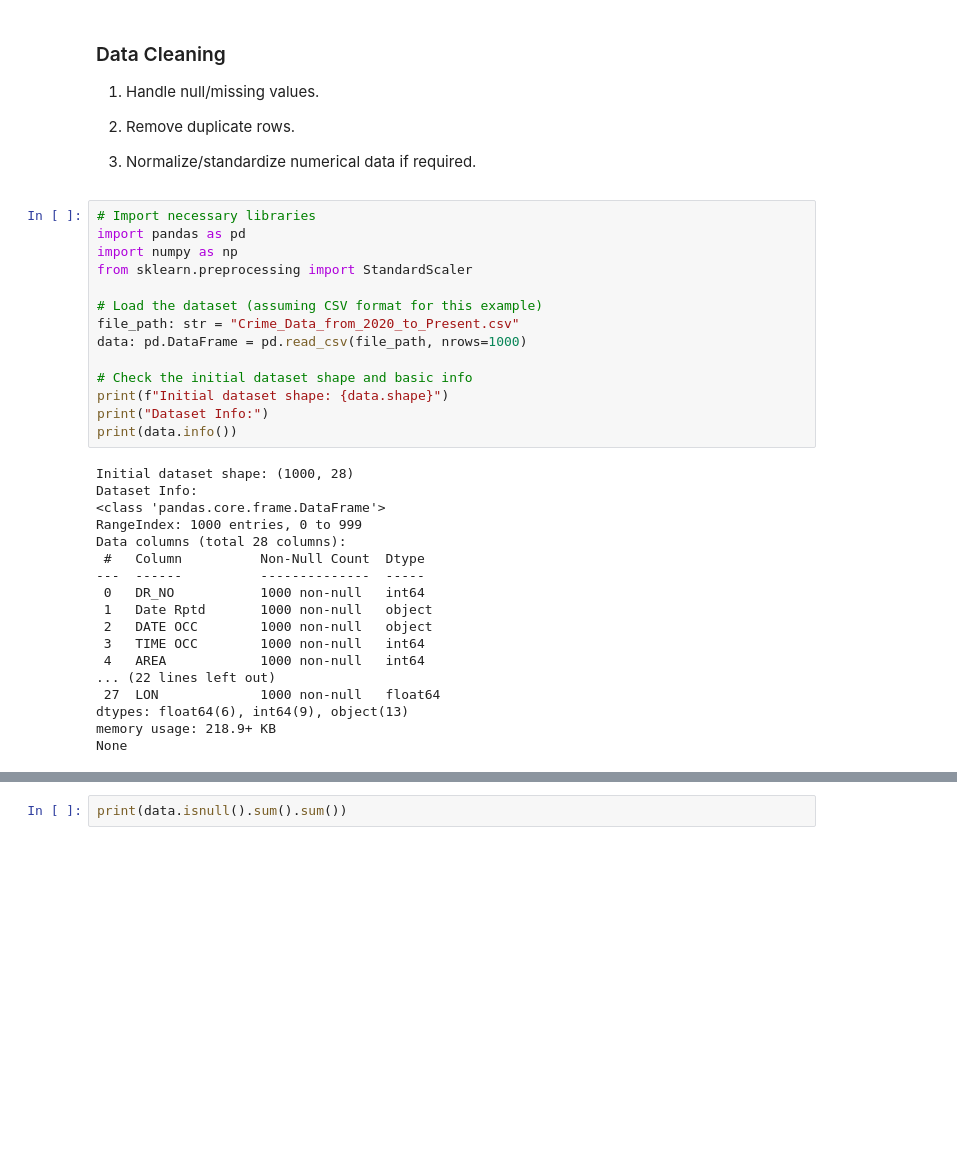
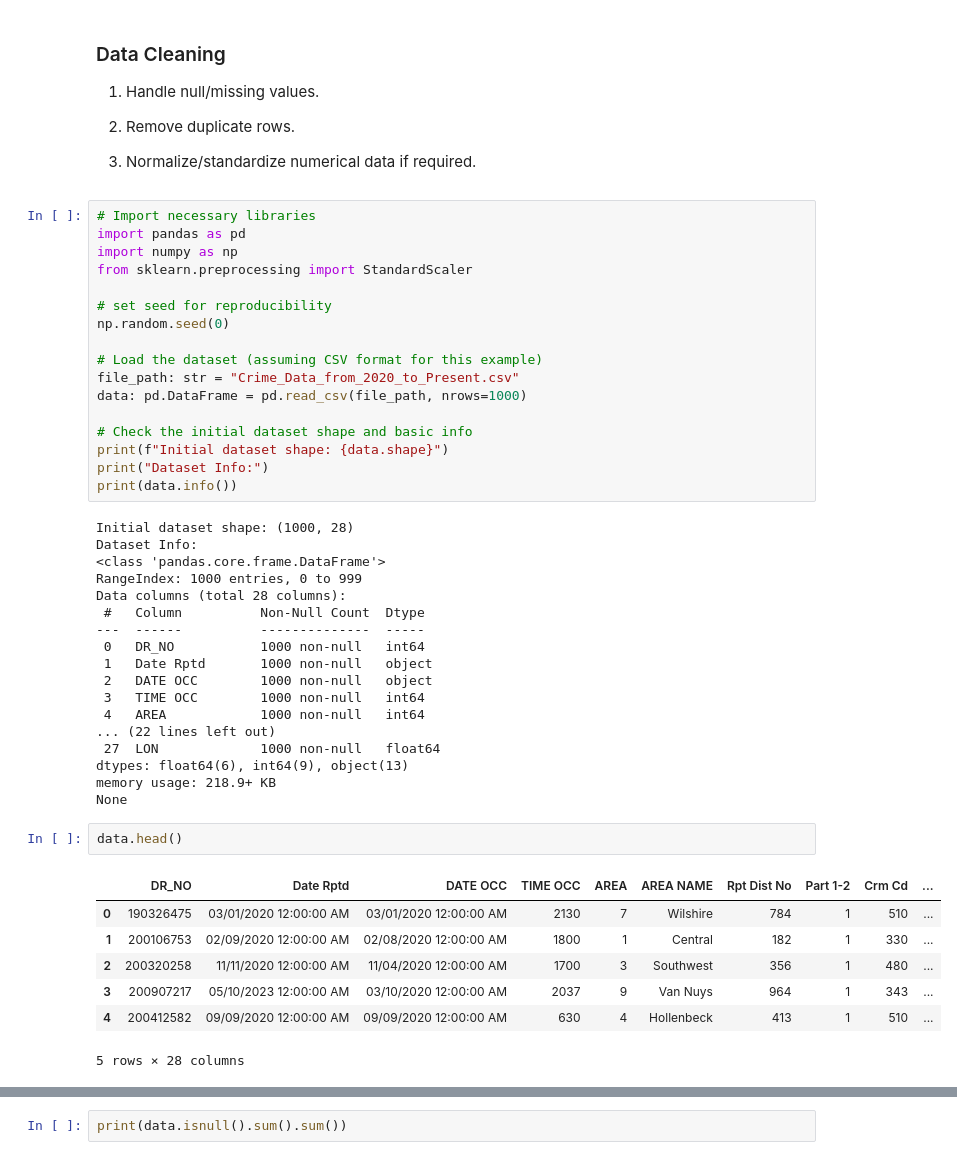
Before and after one commit to Kennny7/Crime-Severity-Analysis, a Jupyter notebook: Crime_Severity_Analysis_(Pandas).ipynb, the cells around one changed output, grey strips where cells are left out. Cells and saved outputs as stored; diff of their text form; blank space fills up the shorter version.

```diff
--- a/Crime_Severity_Analysis_(Pandas).ipynb
+++ b/Crime_Severity_Analysis_(Pandas).ipynb
@@ -63,6 +73,9 @@ warnings.filterwarnings("ignore")
 import pandas as pd
 import numpy as np
 from sklearn.preprocessing import StandardScaler
+
+# set seed for reproducibility
+np.random.seed(0)
 
 # Load the dataset (assuming CSV format for this example)
 file_path: str = "Crime_Data_from_2020_to_Present.csv"
@@ -90,6 +103,16 @@ Data columns (total 28 columns):
 dtypes: float64(6), int64(9), object(13)
 memory usage: 218.9+ KB
 None
+# %%
+data.head()
+# %% [output]
+|  | DR_NO | Date Rptd | DATE OCC | TIME OCC | AREA | AREA NAME | Rpt Dist No | Part 1-2 | Crm Cd | ... |
+| 0 | 190326475 | 03/01/2020 12:00:00 AM | 03/01/2020 12:00:00 AM | 2130 | 7 | Wilshire | 784 | 1 | 510 | ... |
+| 1 | 200106753 | 02/09/2020 12:00:00 AM | 02/08/2020 12:00:00 AM | 1800 | 1 | Central | 182 | 1 | 330 | ... |
+| 2 | 200320258 | 11/11/2020 12:00:00 AM | 11/04/2020 12:00:00 AM | 1700 | 3 | Southwest | 356 | 1 | 480 | ... |
+| 3 | 200907217 | 05/10/2023 12:00:00 AM | 03/10/2020 12:00:00 AM | 2037 | 9 | Van Nuys | 964 | 1 | 343 | ... |
+| 4 | 200412582 | 09/09/2020 12:00:00 AM | 09/09/2020 12:00:00 AM | 630 | 4 | Hollenbeck | 413 | 1 | 510 | ... |
+5 rows × 28 columns
 # %%
 # Adding new column to serve as target column: Severity
 # Dropping part 1-2 column due to lack of granularity
```
Also changed, not shown: parts of 15 cells of this notebook.
